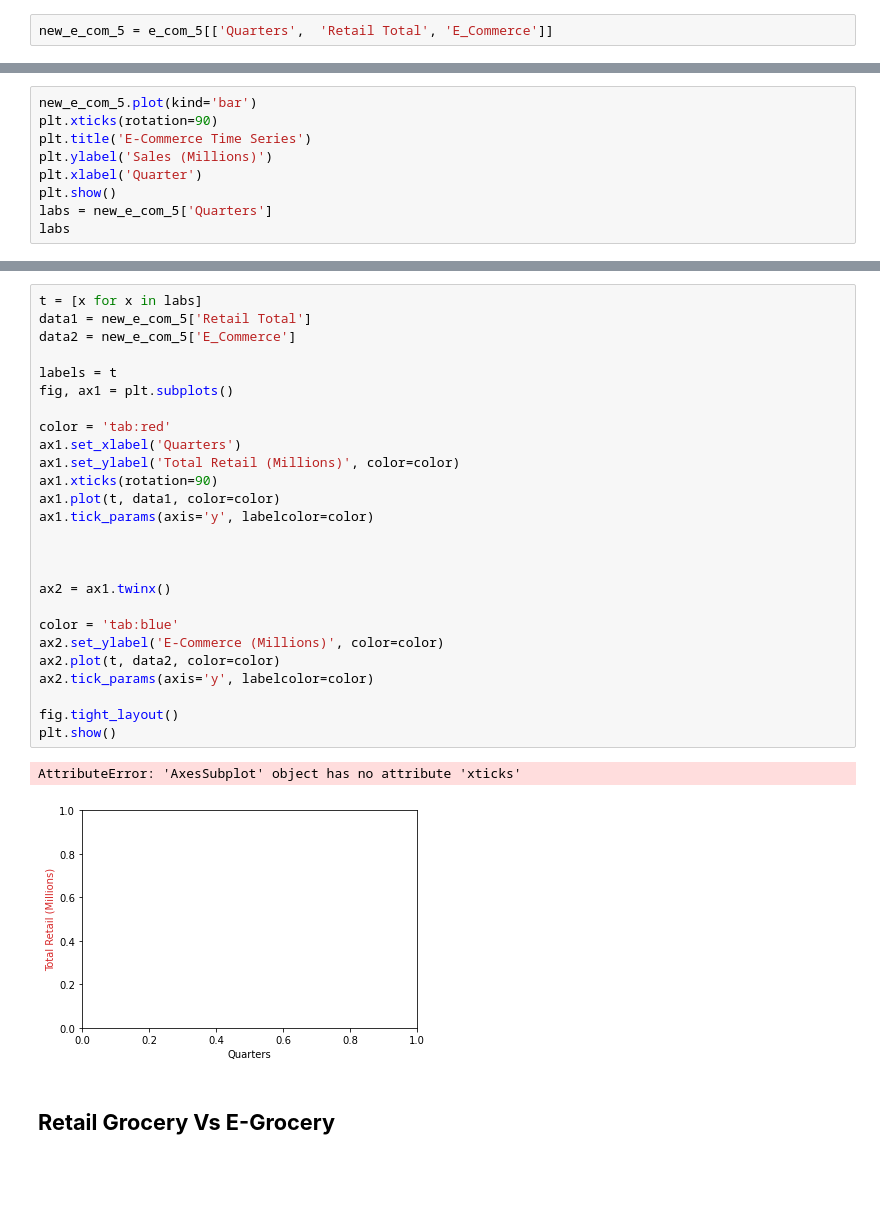
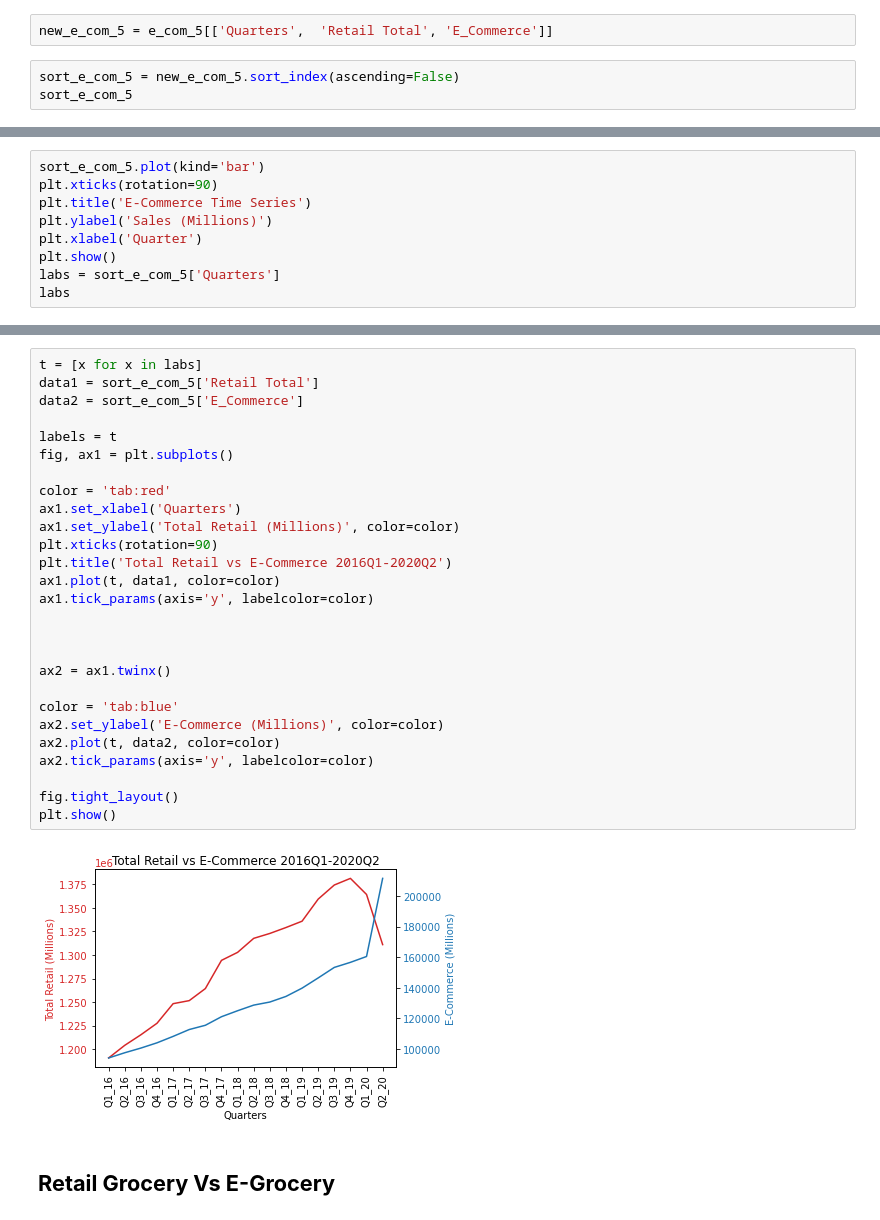
Before and after one commit to LenSin3/Conservatory-cvd19-retail, a Jupyter notebook: covid-retail.ipynb, the cells around one changed output, grey strips where cells are left out. Cells and saved outputs as stored; diff of their text form; blank space fills up the shorter version.

Commit message:
Retail and E-Comms Comparison

```diff
--- a/covid-retail.ipynb
+++ b/covid-retail.ipynb
@@ -188,3 +181,6 @@ Index(['Quarter', 'Retail Total', 'E_Commerce', 'E_Com_Pct_Total',
       dtype='object')
 # %%
 new_e_com_5 = e_com_5[['Quarters',  'Retail Total', 'E_Commerce']]
+# %%
+sort_e_com_5 = new_e_com_5.sort_index(ascending=False)
+sort_e_com_5
@@ -191,10 +205,10 @@ new_e_com_5 = e_com_5[['Quarters',  'Retail Total', 'E_Commerce']]
 # %%
-new_e_com_5.plot(kind='bar')
+sort_e_com_5.plot(kind='bar')
 plt.xticks(rotation=90)
 plt.title('E-Commerce Time Series')
 plt.ylabel('Sales (Millions)')
 plt.xlabel('Quarter')
 plt.show()
-labs = new_e_com_5['Quarters']
+labs = sort_e_com_5['Quarters']
 labs
 # %% [output]
@@ -229,32 +243,32 @@ plt.show()
 # %%
 t = [x for x in labs]
-data1 = new_e_com_5['Retail Total']
-data2 = new_e_com_5['E_Commerce']
+data1 = sort_e_com_5['Retail Total']
+data2 = sort_e_com_5['E_Commerce']
 
 labels = t
 fig, ax1 = plt.subplots()
 
 color = 'tab:red'
 ax1.set_xlabel('Quarters')
 ax1.set_ylabel('Total Retail (Millions)', color=color)
-ax1.xticks(rotation=90)
+plt.xticks(rotation=90)
+plt.title('Total Retail vs E-Commerce 2016Q1-2020Q2')
 ax1.plot(t, data1, color=color)
 ax1.tick_params(axis='y', labelcolor=color)
 
 
 
 ax2 = ax1.twinx()
 
 color = 'tab:blue'
 ax2.set_ylabel('E-Commerce (Millions)', color=color)
 ax2.plot(t, data2, color=color)
 ax2.tick_params(axis='y', labelcolor=color)
 
 fig.tight_layout()
 plt.show()
 # %% [output]
-AttributeError: 'AxesSubplot' object has no attribute 'xticks'
-[figure, old version]
+[figure, new version]
 # %% [markdown]
 ## **Retail Grocery Vs E-Grocery**
 # %% [markdown]
```
Also changed, not shown: parts of 8 cells of this notebook.
